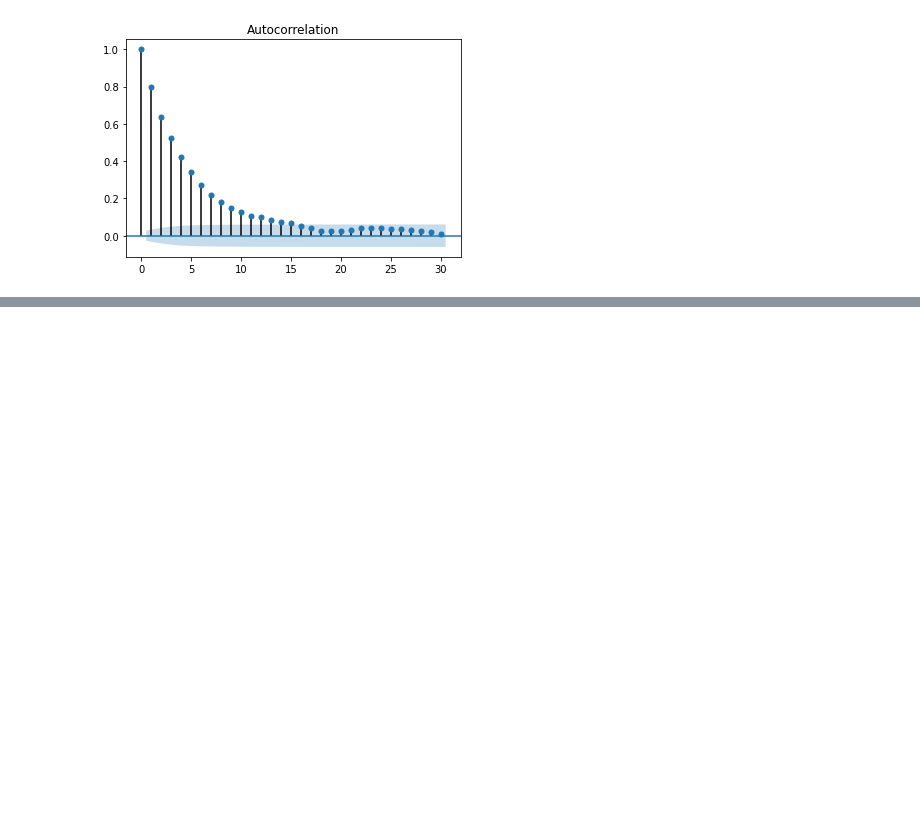
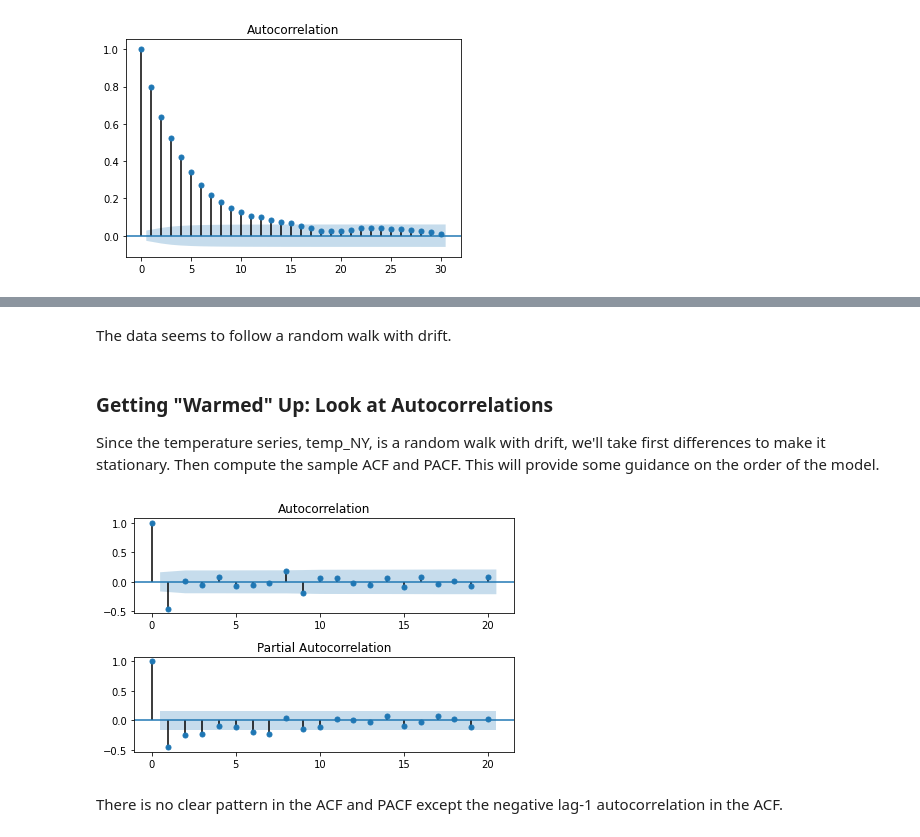
Before and after one commit to pratikgujral/Time-Series-Analysis-Tutorials, a Jupyter notebook: Time_Series_Analysis_in_Python.ipynb, the cells around one changed output, grey strips where cells are left out. Drawn from its saved outputs; the diff is of its cells as text; code cells hidden in the pictures; blank space fills up the shorter version.

```diff
--- a/Time_Series_Analysis_in_Python.ipynb
+++ b/Time_Series_Analysis_in_Python.ipynb
@@ -2418,0 +2623,27 @@ Notice that the ACF looks the same as an AR(1) with parameter 0.8
+# %% [markdown]
+The data seems to follow a random walk with drift.
+# %% [markdown]
+### Getting "Warmed" Up: Look at Autocorrelations
+Since the temperature series, temp_NY, is a random walk with drift, we'll take first differences to make it stationary. Then compute the sample ACF and PACF. This will provide some guidance on the order of the model.
+# %%
+# Import the modules for plotting the sample ACF and PACF
+from statsmodels.graphics.tsaplots import plot_acf, plot_pacf
+
+# Take first difference of the temperature Series
+chg_temp = temp_NY.diff()
+chg_temp = chg_temp.dropna()
+
+# Plot the ACF and PACF on the same page
+fig, axes = plt.subplots(2,1)
+
+# Plot the ACF
+plot_acf(chg_temp, lags=20, ax=axes[0])
+
+# Plot the PACF
+plot_pacf(chg_temp, lags=20, ax=axes[1])
+plt.tight_layout()
+plt.show()
+# %% [output]
+[figure, added]
+# %% [markdown]
+There is no clear pattern in the ACF and PACF except the negative lag-1 autocorrelation in the ACF.
```
Also changed, not shown: parts of 26 cells of this notebook.
